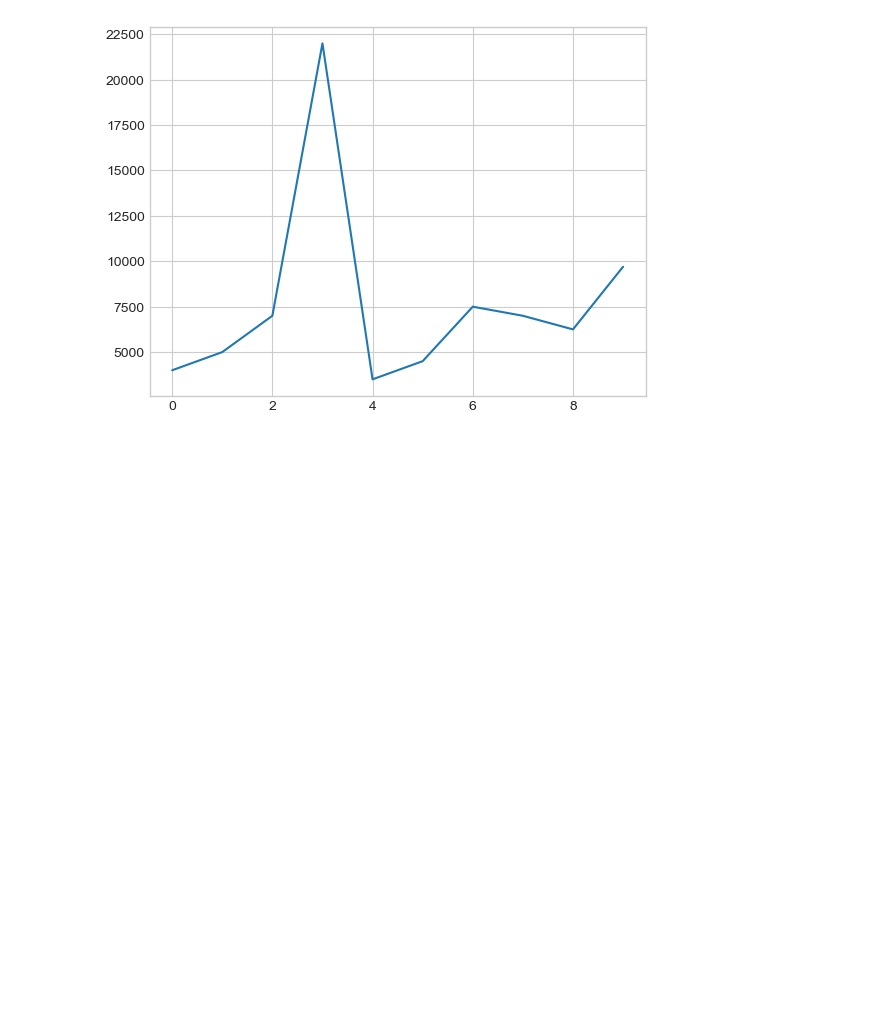
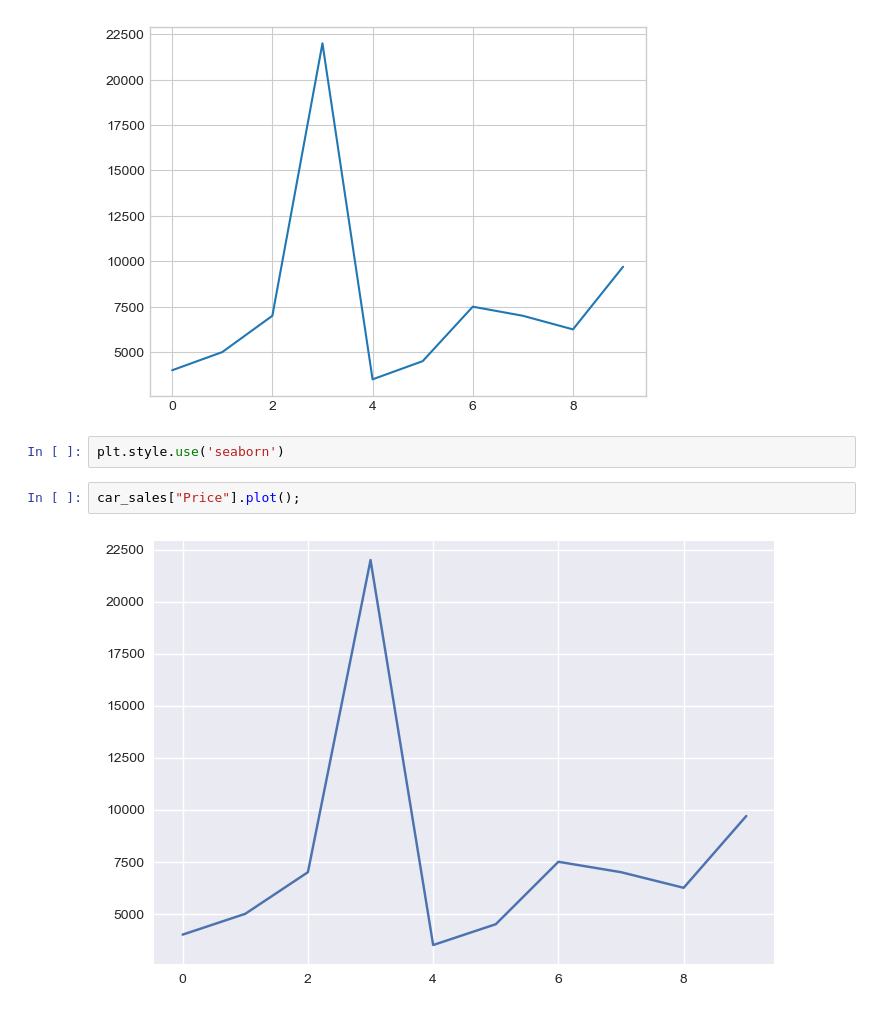
Before and after one commit to thanhlam2110/complete_machine_learning_data_science_bootcamp_2022, a Jupyter notebook: sample_project_1/introduction_to_matplotlib.ipynb, the cells around one changed output. Cells and saved outputs as stored; diff of their text form; blank space fills up the shorter version.

```diff
--- a/sample_project_1/introduction_to_matplotlib.ipynb
+++ b/sample_project_1/introduction_to_matplotlib.ipynb
@@ -529,3 +529,9 @@ plt.style.use('seaborn-whitegrid')
 car_sales["Price"].plot();
 # %% [output]
 [figure]
+# %%
+plt.style.use('seaborn')
+# %%
+car_sales["Price"].plot();
+# %% [output]
+[figure, added]
```
Also changed, not shown: parts of 12 cells of this notebook.
